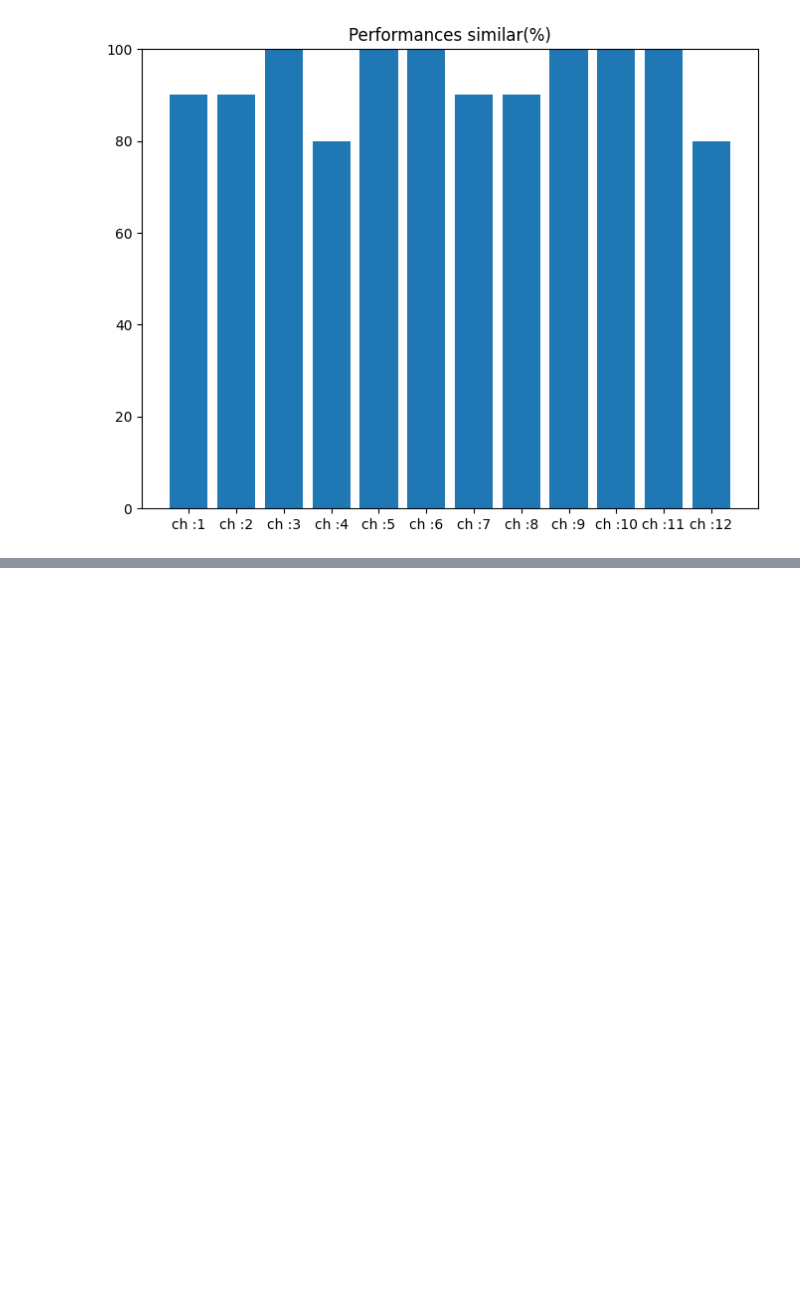
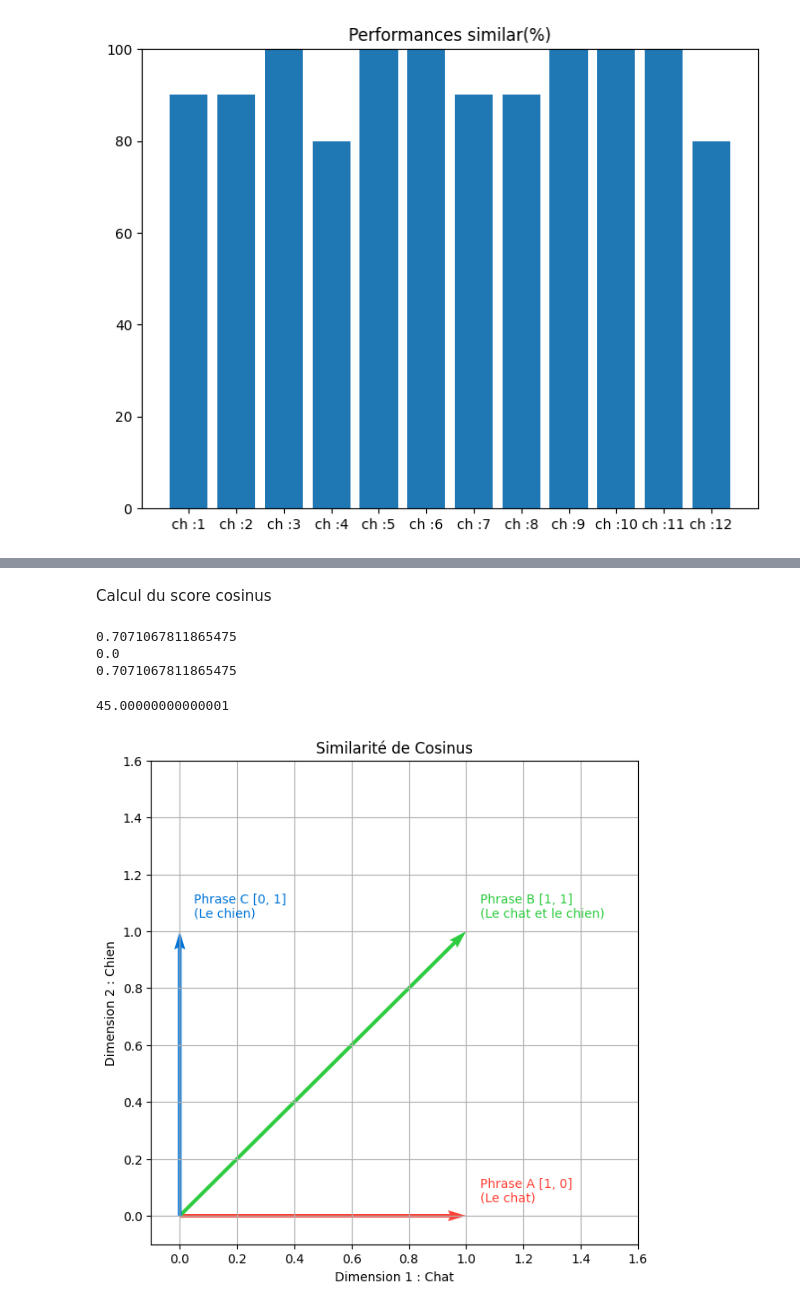
Before and after one commit to yarellycn/bookworm, a Jupyter notebook: notebook.ipynb, the cells around one changed output, grey strips where cells are left out. Cells and saved outputs as stored; diff of their text form; code cells hidden in the pictures; blank space fills up the shorter version.

Commit message:
[ADD] add graph vectorial

```diff
--- a/notebook.ipynb
+++ b/notebook.ipynb
@@ -161,0 +159,6 @@ donc on à 3 vecteurs
+# %%
+vect_A = np.array([1,0])
+vect_B = np.array([1,1])
+vect_C = np.array([0,1])
+# %% [markdown]
+Calcul du score cosinus
@@ -161,0 +169,46 @@ donc on à 3 vecteurs
+# %%
+print(sim_AB)
+print(sim_AC)
+print(sim_BC)
+# %% [output]
+0.7071067811865475
+0.0
+0.7071067811865475
+# %%
+print(math.degrees(math.acos(sim_AB)))
+# %% [output]
+45.00000000000001
+# %%
+fig, ax = plt.subplots(figsize=(7, 7))
+
+origin = [0, 0, 0], [0, 0, 0]
+
+X = [vect_A[0], vect_B[0], vect_C[0]]
+Y = [vect_A[1], vect_B[1], vect_C[1]]
+
+ax.quiver(
+    origin[0],
+    origin[1],
+    X,
+    Y,
+    color=["#FF4136", "#2ECC40", "#0074D9"],
+    angles="xy",
+    scale_units="xy",
+    scale=1
+)
+
+ax.set_xlim(-0.1, 1.6)
+ax.set_ylim(-0.1, 1.6)
+ax.grid(True)
+
+ax.text(1.05, 0.05, f"Phrase A [1, 0]\n(Le chat)", color="#FF4136")
+ax.text(1.05,1.05,f"Phrase B [1, 1]\n(Le chat et le chien)",color="#2ECC40")
+ax.text(0.05, 1.05, f"Phrase C [0, 1]\n(Le chien)", color="#0074D9")
+
+ax.set_xlabel("Dimension 1 : Chat" )
+ax.set_ylabel("Dimension 2 : Chien")
+ax.set_title("Similarité de Cosinus")
+
+plt.show()
+# %% [output]
+[figure, added]
```
Also changed, not shown: parts of 4 cells of this notebook.
